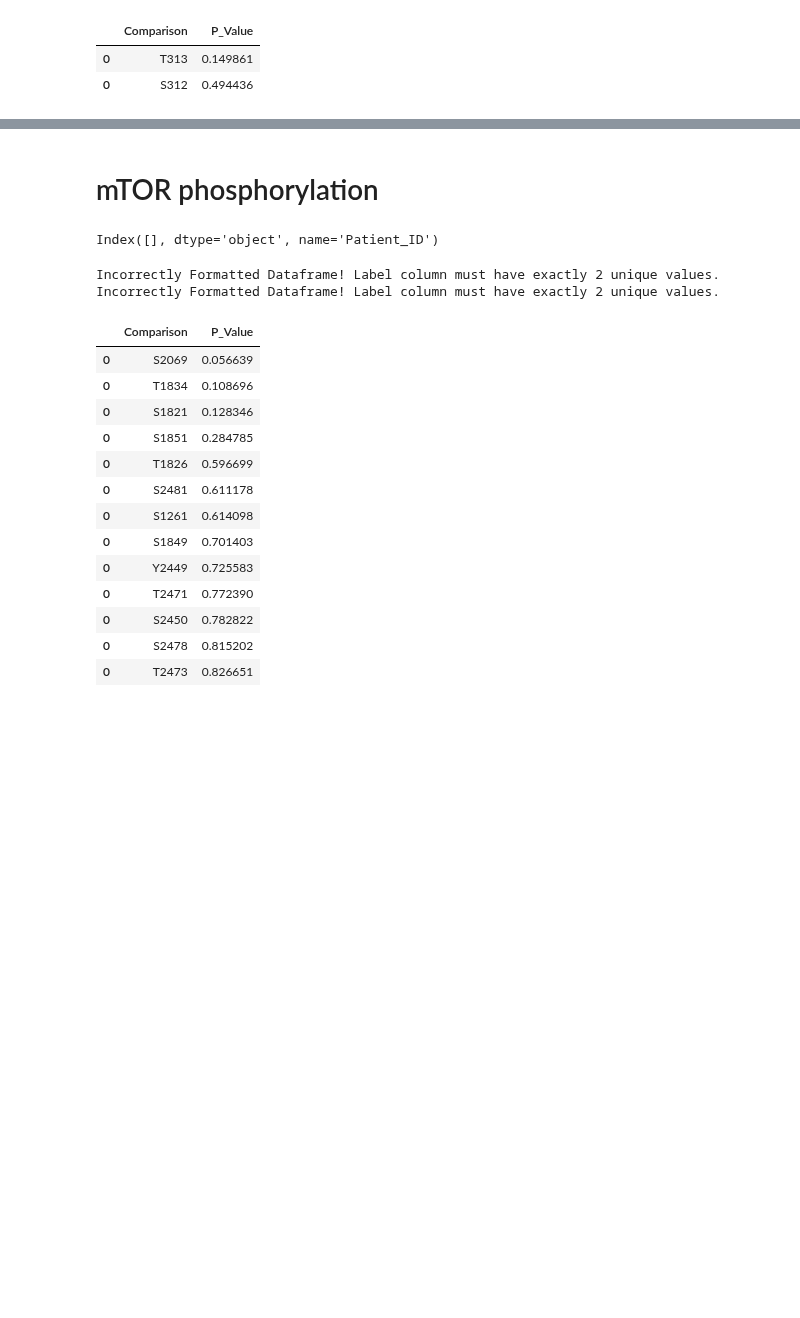
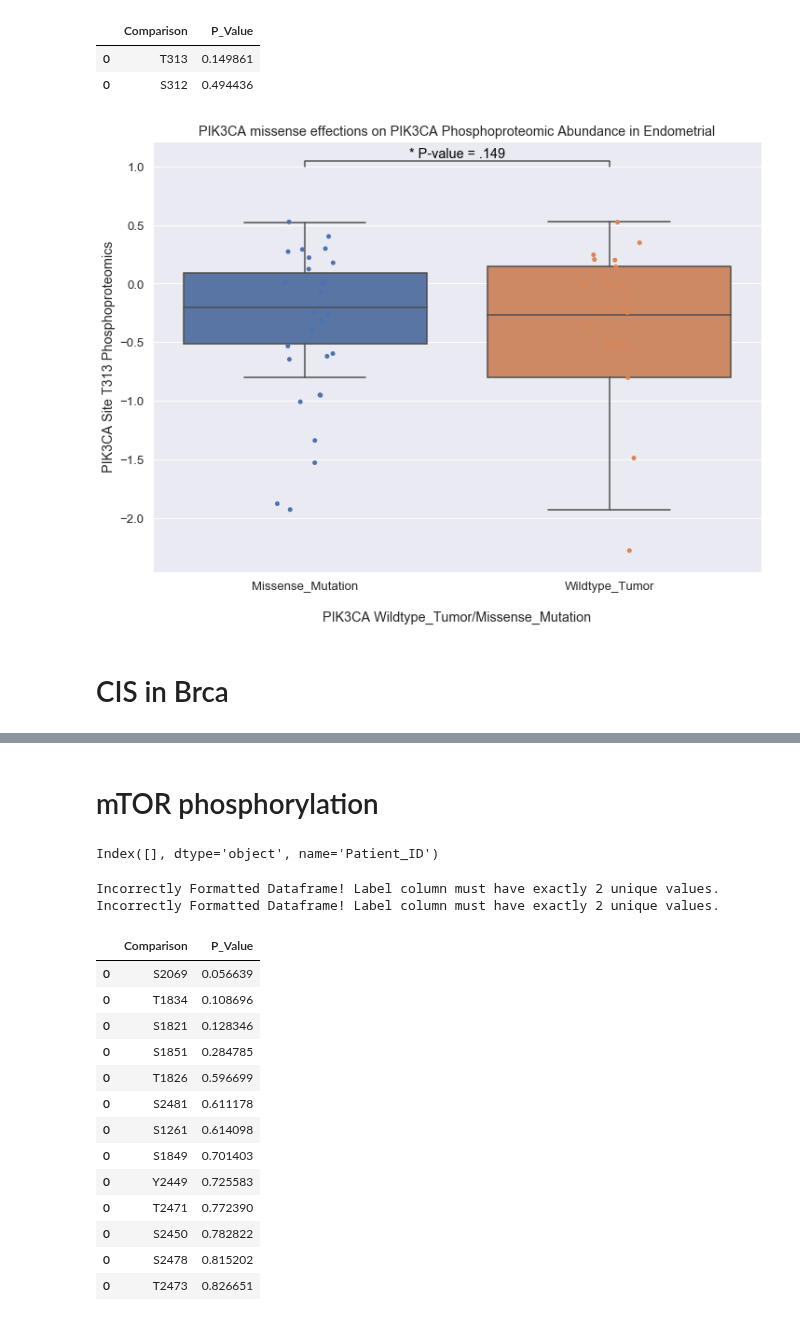
Before and after one commit to PayneLab/WhenMutationsDontMatter, a Jupyter notebook: PIK3CA/Cis and Tran effects Phosphoproteomics.ipynb, the cells around one changed output, grey strips where cells are left out. Saved outputs shown, nothing was run; the diff lists cells and outputs as text; code cells hidden in the pictures; blank space fills up the shorter version.

Commit message:
cis effects and renaming to match manuscript

```diff
--- a/PIK3CA/Cis and Tran effects Phosphoproteomics.ipynb
+++ b/PIK3CA/Cis and Tran effects Phosphoproteomics.ipynb
@@ -54,3 +70,25 @@ newdf.sort_values('P_Value')
 |  | Comparison | P_Value |
 | 0 | T313 | 0.149861 |
 | 0 | S312 | 0.494436 |
+# %%
+plt.rcParams['figure.figsize']=(11.7,8.5) #size of plot
+sns.set(font_scale = 1.2)
+
+boxplot = sns.boxplot(x='Mutation', y='S312',
+                     order=['Wildtype_Tumor', 'Missense_Mutation'],
+                     data=mut_and_phos,
+                     showfliers=False)
+
+boxplot.set_title("PIK3CA missense effections on " + gene + " Phosphoproteomic Abundance in Endometrial")
+boxplot = sns.stripplot(x='Mutation', y='S312', data=mut_and_phos, jitter=True)
+boxplot.set(xlabel="\nPIK3CA Wildtype_Tumor/Missense_Mutation", ylabel=gene+" Site T313 Phosphoproteomics")
+
+format_pval_annotation('* P-value = .149', 0, 1, 1)
+
+plt.show()
+plt.clf()
+plt.close()
+# %% [output]
+[figure, added]
+# %% [markdown]
+# CIS in Brca
```
Also changed, not shown: parts of 48 cells of this notebook, 6 other files.
